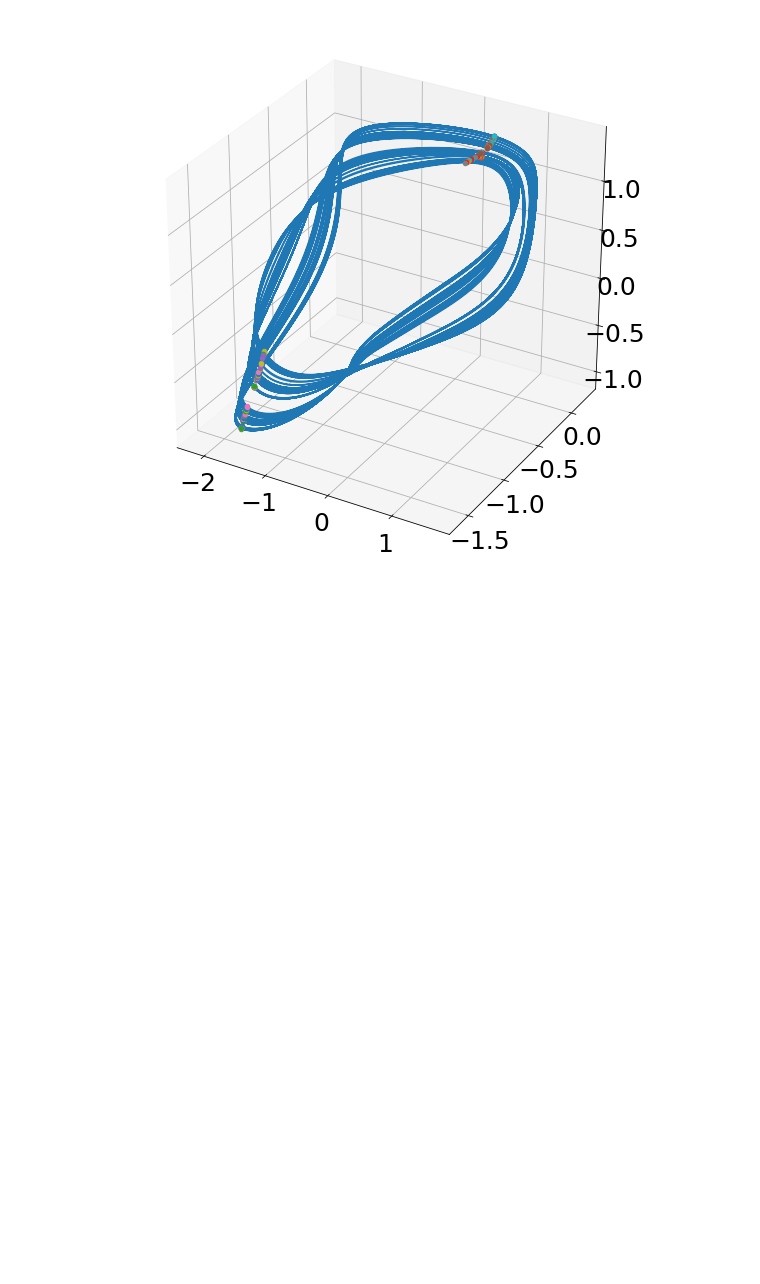
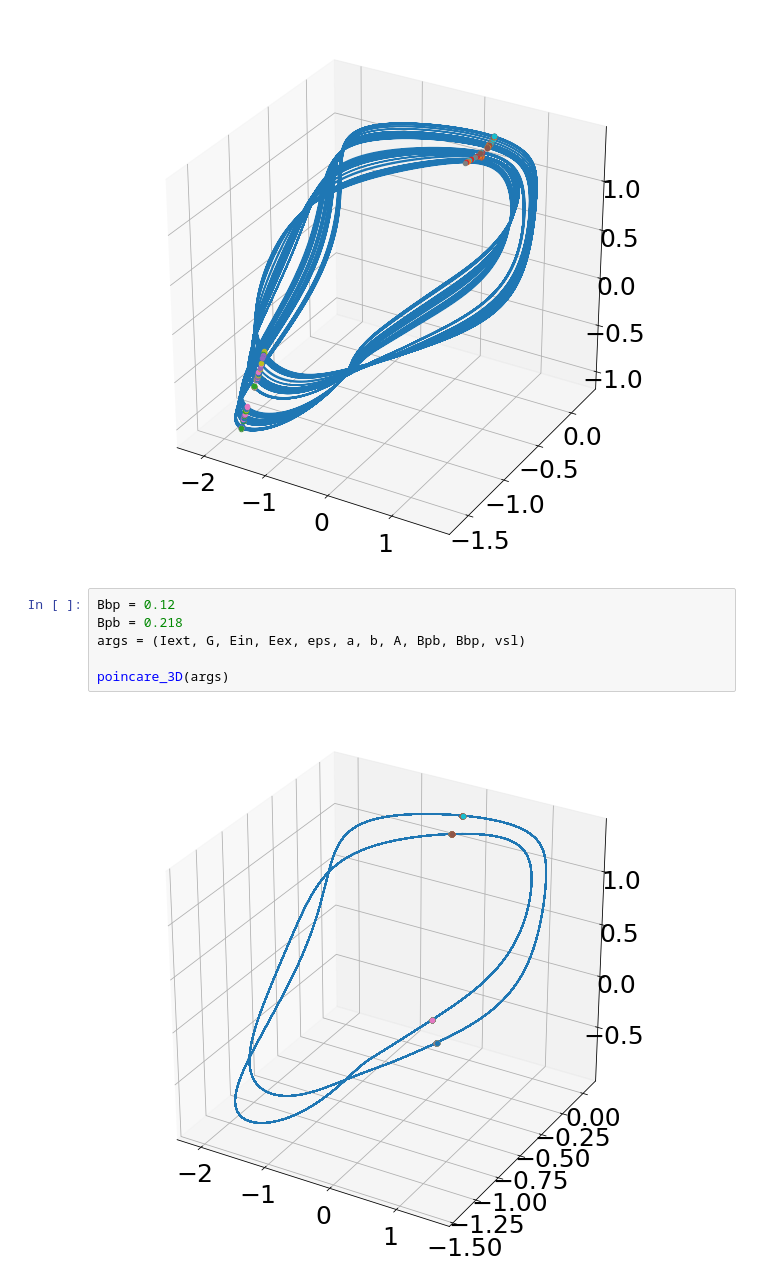
Before and after one commit to xomaiya/BP-kinetics, a Jupyter notebook: 1e1a1d.ipynb, the cells around one changed output. Drawn from its saved outputs; the diff is of its cells as text; blank space fills up the shorter version.

```diff
--- a/1e1a1d.ipynb
+++ b/1e1a1d.ipynb
@@ -223,3 +222,11 @@ args = (Iext, G, Ein, Eex, eps, a, b, A, Bpb, Bbp, vsl)
 poincare_3D(args)
 # %% [output]
 [figure]
+# %%
+Bbp = 0.12
+Bpb = 0.218
+args = (Iext, G, Ein, Eex, eps, a, b, A, Bpb, Bbp, vsl)
+
+poincare_3D(args)
+# %% [output]
+[figure, added]
```
Also changed, not shown: parts of 3 cells of this notebook, 1 other file.
